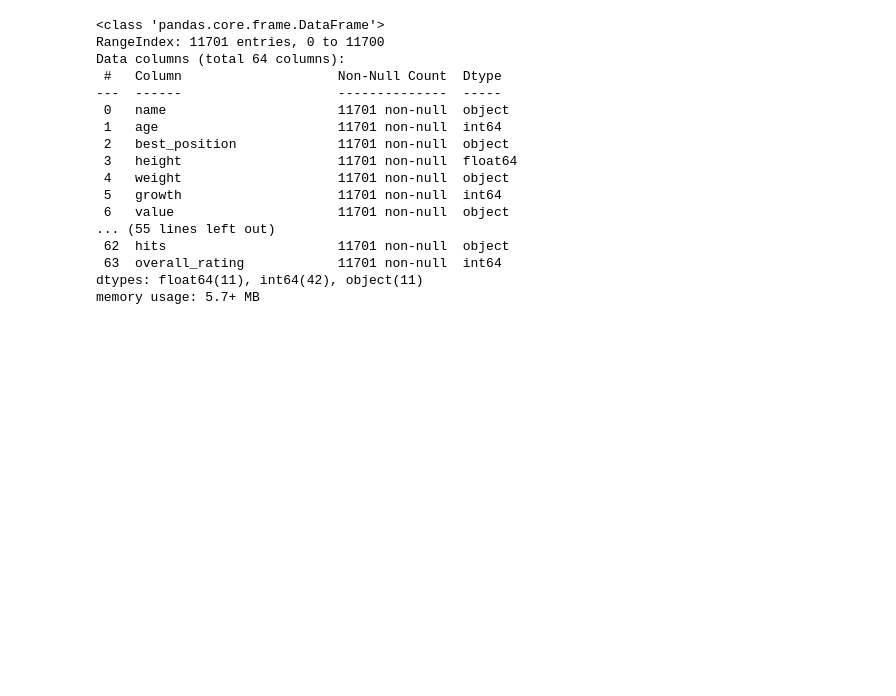
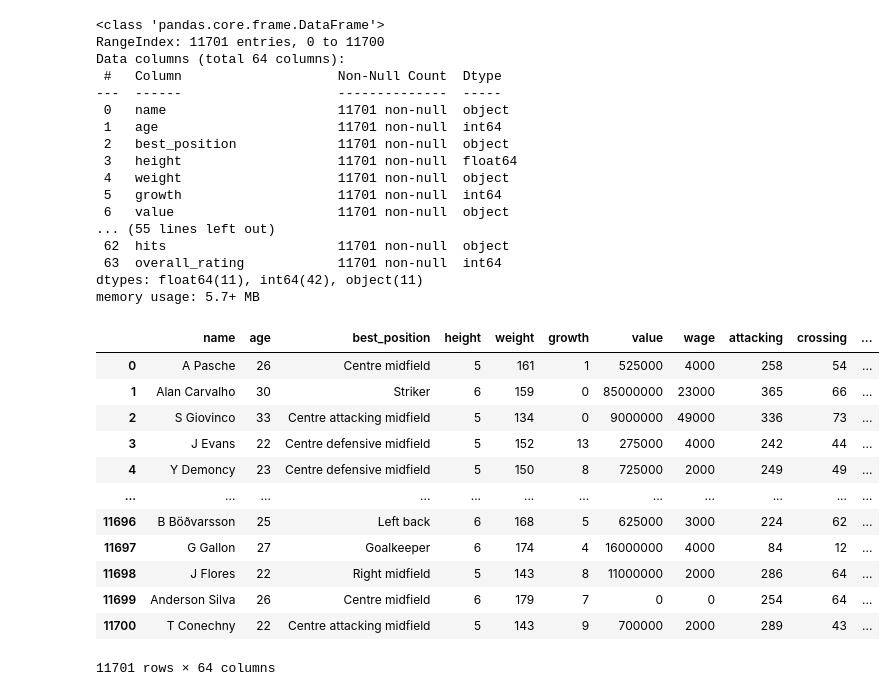
Before and after one commit to saraperrucci/FIFA, a Jupyter notebook: FIFA.ipynb, the cells around one changed output. Saved outputs shown, nothing was run; the diff lists cells and outputs as text; code cells hidden in the pictures; blank space fills up the shorter version.

```diff
--- a/FIFA.ipynb
+++ b/FIFA.ipynb
@@ -287,3 +287,24 @@ Data columns (total 64 columns):
  63  overall_rating            11701 non-null  int64
 dtypes: float64(11), int64(42), object(11)
 memory usage: 5.7+ MB
+# %%
+def convert_columns_with_numbers_to_numeric(df):
+    for column in df.columns:
+        if pd.api.types.is_numeric_dtype(df[column]):
+            df[column] = pd.to_numeric(df[column], errors='coerce')
+    return df
+convert_columns_with_numbers_to_numeric(dataframe)
+# %% [output]
+|  | name | age | best_position | height | weight | growth | value | wage | attacking | crossing | ... |
+| 0 | A Pasche | 26 | Centre midfield | 5 | 161 | 1 | 525000 | 4000 | 258 | 54 | ... |
+| 1 | Alan Carvalho | 30 | Striker | 6 | 159 | 0 | 85000000 | 23000 | 365 | 66 | ... |
+| 2 | S Giovinco | 33 | Centre attacking midfield | 5 | 134 | 0 | 9000000 | 49000 | 336 | 73 | ... |
+| 3 | J Evans | 22 | Centre defensive midfield | 5 | 152 | 13 | 275000 | 4000 | 242 | 44 | ... |
+| 4 | Y Demoncy | 23 | Centre defensive midfield | 5 | 150 | 8 | 725000 | 2000 | 249 | 49 | ... |
+| ... | ... | ... | ... | ... | ... | ... | ... | ... | ... | ... | ... |
+| 11696 | B Böðvarsson | 25 | Left back | 6 | 168 | 5 | 625000 | 3000 | 224 | 62 | ... |
+| 11697 | G Gallon | 27 | Goalkeeper | 6 | 174 | 4 | 16000000 | 4000 | 84 | 12 | ... |
+| 11698 | J Flores | 22 | Right midfield | 5 | 143 | 8 | 11000000 | 2000 | 286 | 64 | ... |
+| 11699 | Anderson Silva | 26 | Centre midfield | 6 | 179 | 7 | 0 | 0 | 254 | 64 | ... |
+| 11700 | T Conechny | 22 | Centre attacking midfield | 5 | 143 | 9 | 700000 | 2000 | 289 | 43 | ... |
+11701 rows × 64 columns
```
Also changed, not shown: parts of 2 cells of this notebook.
